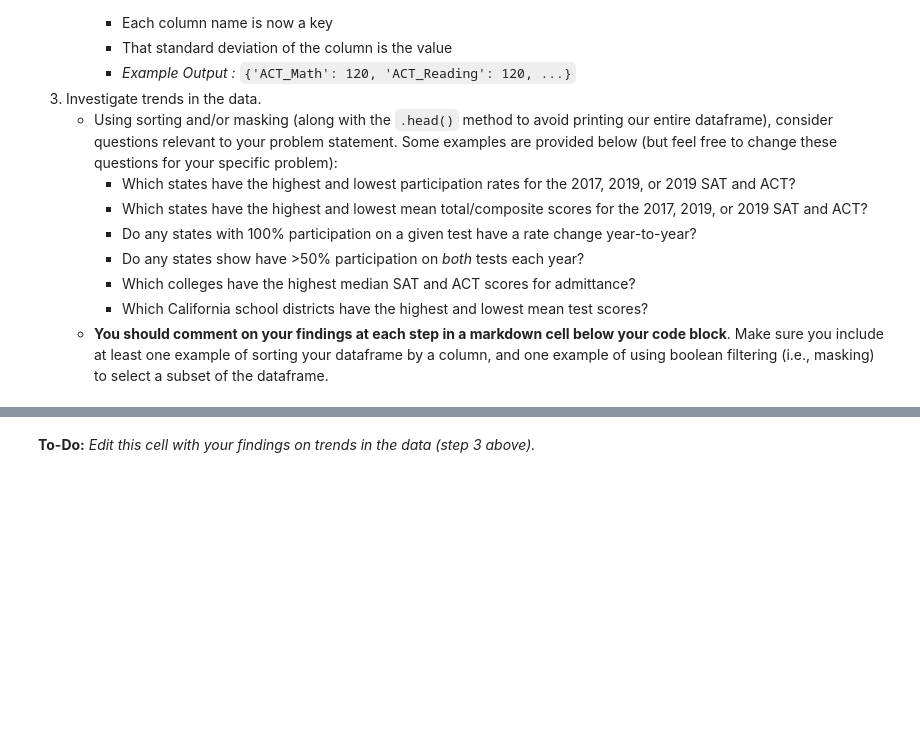
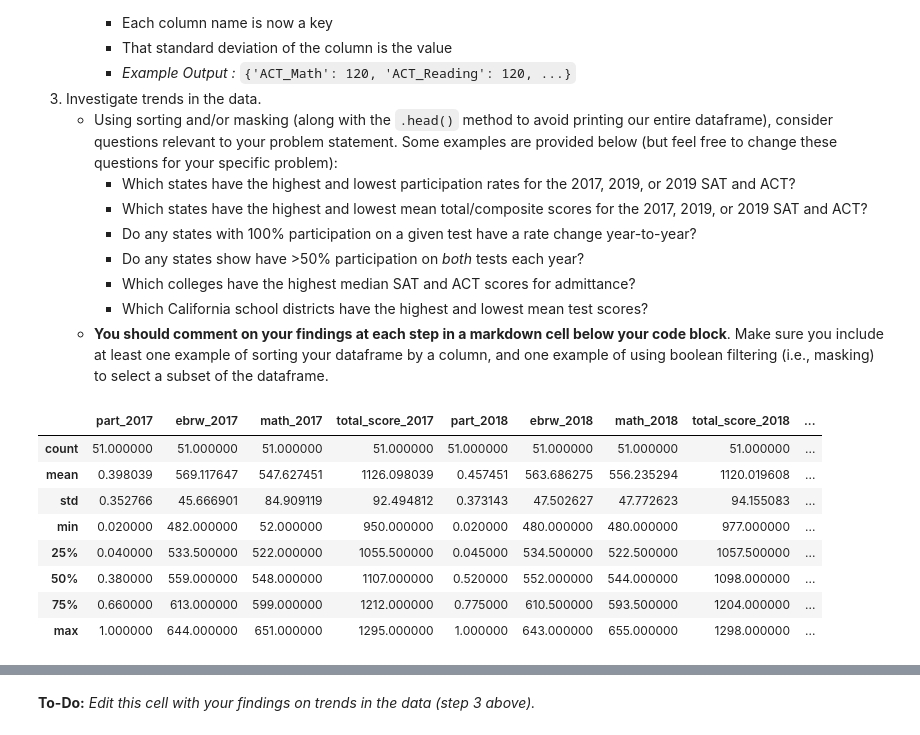
Before and after one commit to jpetersen626/sat_analysis, a Jupyter notebook: code/starter-code.ipynb, the cells around one changed output, grey strips where cells are left out. Drawn from its saved outputs; the diff is of its cells as text; code cells hidden in the pictures; blank space fills up the shorter version.

```diff
--- a/code/starter-code.ipynb
+++ b/code/starter-code.ipynb
@@ -520,3 +520,15 @@ Complete the following steps to explore your data. You are welcome to do more ED
         - Which colleges have the highest median SAT and ACT scores for admittance?
         - Which California school districts have the highest and lowest mean test scores?
     - **You should comment on your findings at each step in a markdown cell below your code block**. Make sure you include at least one example of sorting your dataframe by a column, and one example of using boolean filtering (i.e., masking) to select a subset of the dataframe.
+# %%
+sat_all.describe()
+# %% [output]
+|  | part_2017 | ebrw_2017 | math_2017 | total_score_2017 | part_2018 | ebrw_2018 | math_2018 | total_score_2018 | ... |
+| count | 51.000000 | 51.000000 | 51.000000 | 51.000000 | 51.000000 | 51.000000 | 51.000000 | 51.000000 | ... |
+| mean | 0.398039 | 569.117647 | 547.627451 | 1126.098039 | 0.457451 | 563.686275 | 556.235294 | 1120.019608 | ... |
+| std | 0.352766 | 45.666901 | 84.909119 | 92.494812 | 0.373143 | 47.502627 | 47.772623 | 94.155083 | ... |
+| min | 0.020000 | 482.000000 | 52.000000 | 950.000000 | 0.020000 | 480.000000 | 480.000000 | 977.000000 | ... |
+| 25% | 0.040000 | 533.500000 | 522.000000 | 1055.500000 | 0.045000 | 534.500000 | 522.500000 | 1057.500000 | ... |
+| 50% | 0.380000 | 559.000000 | 548.000000 | 1107.000000 | 0.520000 | 552.000000 | 544.000000 | 1098.000000 | ... |
+| 75% | 0.660000 | 613.000000 | 599.000000 | 1212.000000 | 0.775000 | 610.500000 | 593.500000 | 1204.000000 | ... |
+| max | 1.000000 | 644.000000 | 651.000000 | 1295.000000 | 1.000000 | 643.000000 | 655.000000 | 1298.000000 | ... |
```
Also changed, not shown: parts of 8 cells of this notebook.
